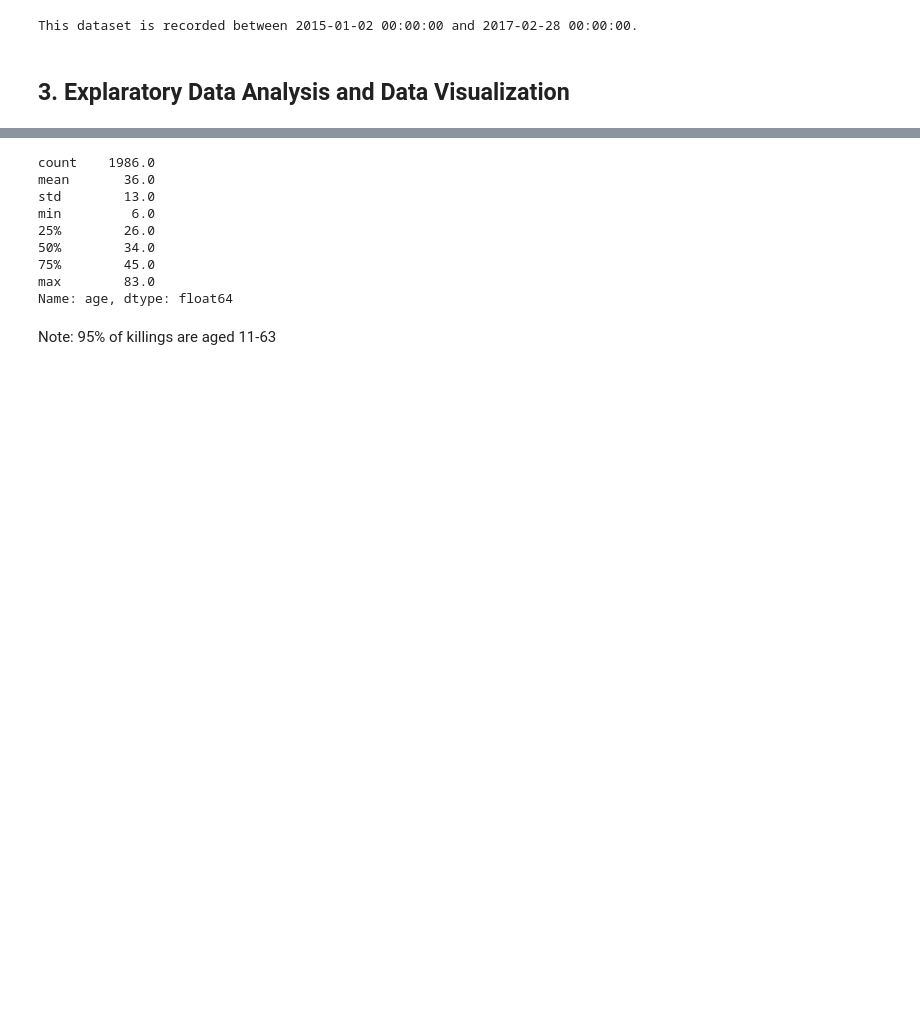
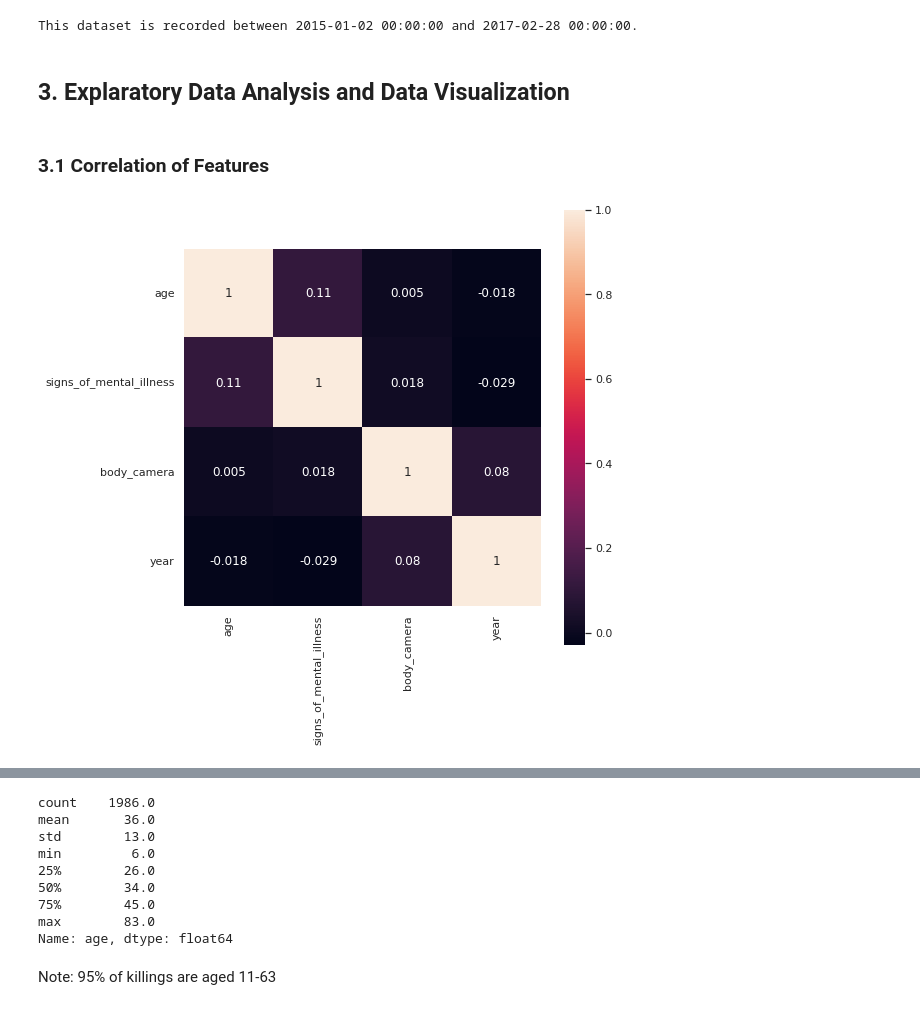
Before and after one commit to ibsa21/Police-brutality-DS-ML, a Jupyter notebook: police_brutality_analysis.ipynb, the cells around one changed output, grey strips where cells are left out. Saved outputs shown, nothing was run; the diff lists cells and outputs as text; code cells hidden in the pictures; blank space fills up the shorter version.

```diff
--- a/police_brutality_analysis.ipynb
+++ b/police_brutality_analysis.ipynb
@@ -148,3 +151,14 @@ print(f'This dataset is recorded between {earliest_date} and {latest_date}.')
 This dataset is recorded between 2015-01-02 00:00:00 and 2017-02-28 00:00:00.
 # %% [markdown]
 ## 3. Explaratory Data Analysis and Data Visualization
+# %% [markdown]
+### 3.1 Correlation of Features
+# %%
+df = data.loc[:, ~data.columns.isin(['index', 'id'])]
+shooting_correlation = df.iloc[2:].corr()
+# %%
+fig, ax = plt.subplots(figsize=(8,8))
+mask = np.triu(shooting_correlation)
+sb.heatmap(shooting_correlation, annot=True, square=True);
+# %% [output]
+[figure, added]
```
Also changed, not shown: parts of 38 cells of this notebook.
